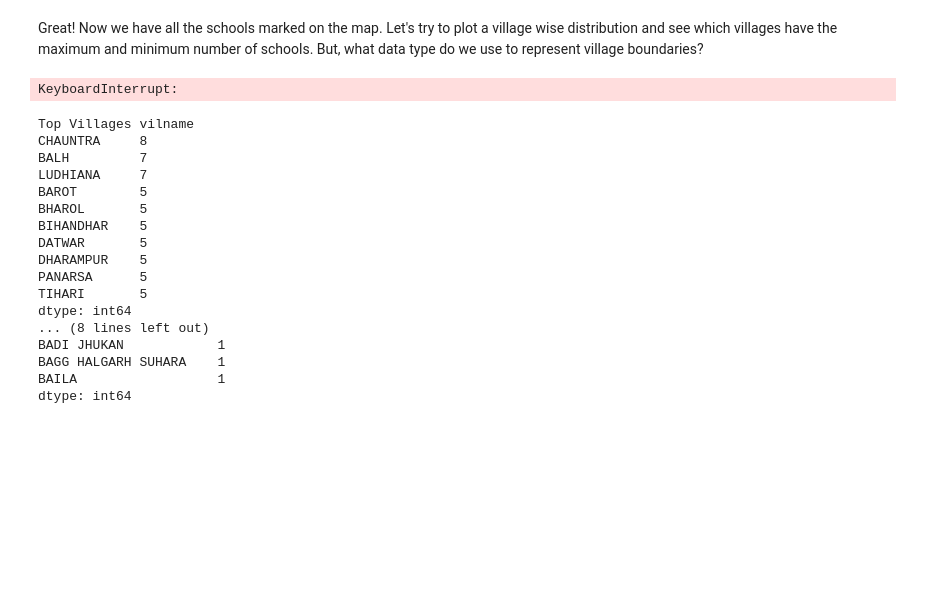
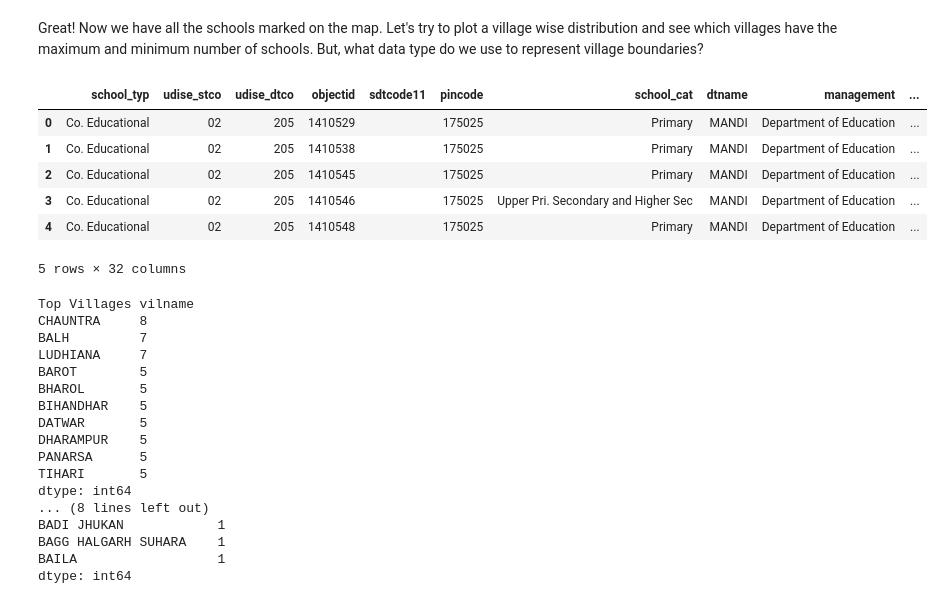
Before and after one commit to anupamsobti/geospatial-machine-learning, a Jupyter notebook: vector-data-types.ipynb, the cells around one changed output. Cells and saved outputs as stored; diff of their text form; code cells hidden in the pictures; blank space fills up the shorter version.

```diff
--- a/vector-data-types.ipynb
+++ b/vector-data-types.ipynb
@@ -110,20 +112,28 @@ m
 # %% [markdown]
 Great! Now we have all the schools marked on the map. Let's try to plot a village wise distribution and see which villages have the maximum and minimum number of schools. But, what data type do we use to represent village boundaries?
 # %%
-# Let's now read all school data and store it in the school_data dataframe
+# Let's now read a limited number of school data files and store it in the school_data dataframe
 import geopandas as gpd
 import pandas as pd
 
 # Assuming geojson_files is a list of paths to GeoJSON files
 school_data = gpd.GeoDataFrame()
 
-for file in geojson_files:
+# Limit to top k files (e.g., top 10)
+top_k = 10
+for file in geojson_files[:top_k]:
     gdf = gpd.read_file(file)
     school_data = pd.concat([school_data, gdf], ignore_index=True)
 
 school_data.head()
 # %% [output]
+|  | school_typ | udise_stco | udise_dtco | objectid | sdtcode11 | pincode | school_cat | dtname | management | ... |
+| 0 | Co. Educational | 02 | 205 | 1410529 |  | 175025 | Primary | MANDI | Department of Education | ... |
+| 1 | Co. Educational | 02 | 205 | 1410538 |  | 175025 | Primary | MANDI | Department of Education | ... |
+| 2 | Co. Educational | 02 | 205 | 1410545 |  | 175025 | Primary | MANDI | Department of Education | ... |
+| 3 | Co. Educational | 02 | 205 | 1410546 |  | 175025 | Upper Pri. Secondary and Higher Sec | MANDI | Department of Education | ... |
+| 4 | Co. Educational | 02 | 205 | 1410548 |  | 175025 | Primary | MANDI | Department of Education | ... |
-KeyboardInterrupt:
+5 rows × 32 columns
 # %%
 # Group by village and count the number of schools
 village_school_counts = rand_school_data.groupby('vilname').size()
```
Also changed, not shown: parts of 12 cells of this notebook.
